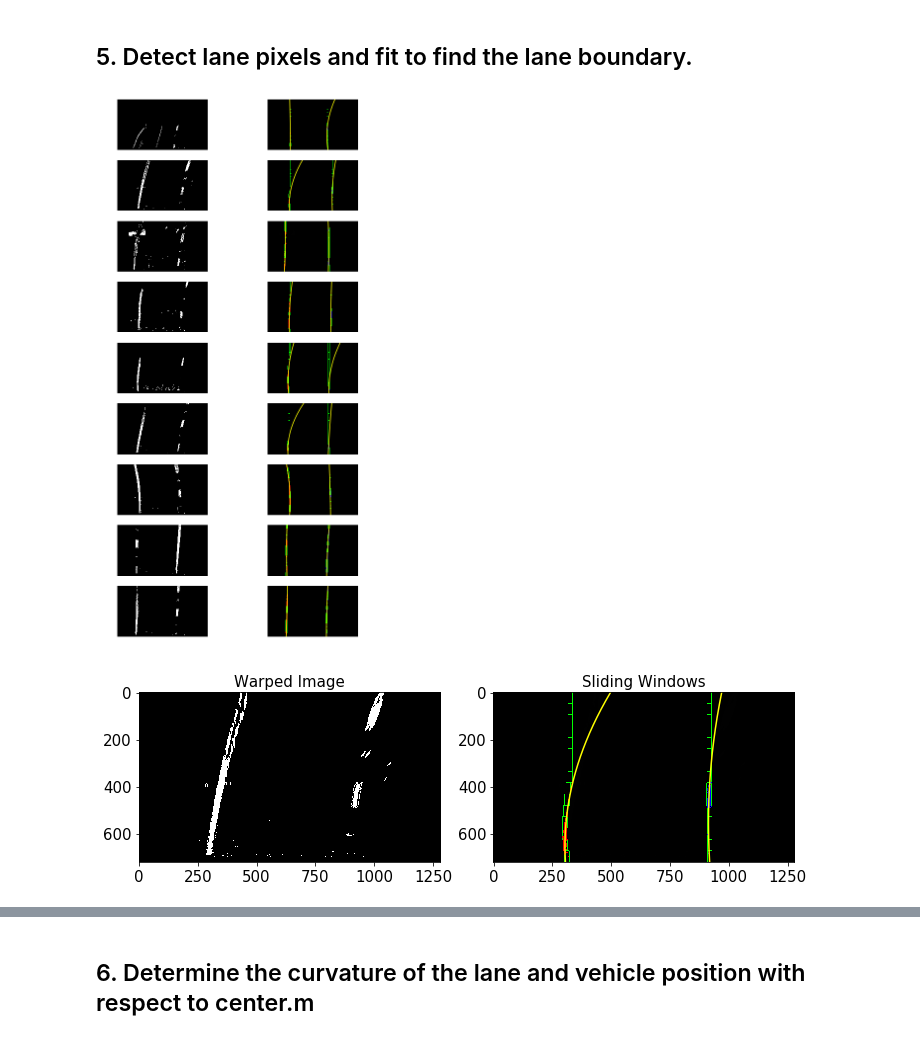
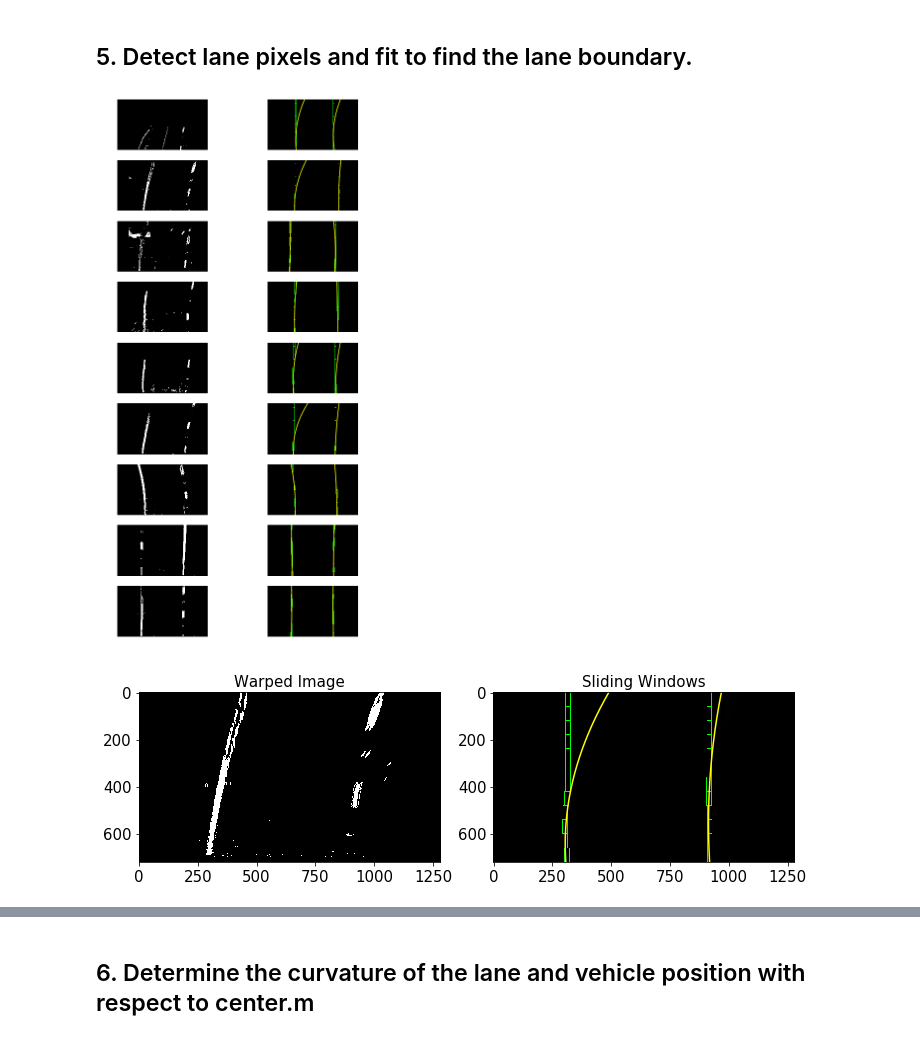
Before and after one commit to XintongHao/Self-Driving-Car-Advanced-Lane-Lines, a Jupyter notebook: Advanced-Lane-Lines.ipynb, the cells around one changed output, grey strips where cells are left out. Drawn from its saved outputs; the diff is of its cells as text; code cells hidden in the pictures.

```diff
--- a/Advanced-Lane-Lines.ipynb
+++ b/Advanced-Lane-Lines.ipynb
@@ -126,6 +126,7 @@ for fname in test_images:
 #     img = region_of_interest(img, vertices)
 #     cv2.imwrite(filename=ROAD_SAVE_PATH + '/' + new_fname, img=img)
     img = undistort(img, mtx, dist)
+    undistored_list.append(img)
     cv2.imwrite(filename=UNDISTORTED_SAVE_PATH + '/' + new_fname, img=img)
 # %% [markdown]
 Display undistorted image example
@@ -304,7 +307,7 @@ Utility function from Project 1, find the region that we are interested.
 vertices = np.array([[(200, 720),
                       (150, 0),
                       (1150, 0),
-                      (950, 720)]], dtype=np.int32)
+                      (1100, 720)]], dtype=np.int32)
 
 def region_of_interest(img, vertices=vertices):
     """
@@ -411,7 +414,7 @@ def find_lane_pixels(binary_warped):
 
     # HYPERPARAMETERS
     # Choose the number of sliding windows
-    nwindows = 15
+    nwindows = 12
     # Set the width of the windows +/- margin
     margin = 10
     # Set minimum number of pixels found to recenter window
@@ -489,39 +492,55 @@ def find_lane_pixels(binary_warped):
     # Generate x and y values for plotting
 
     ## Visualization ##
-    # Colors in the left and right lane regions
-    out_img[lefty, leftx] = [255, 0, 0]
-    out_img[righty, rightx] = [0, 0, 255]
+    #For Video:
+#     LEFT.recent_xfits = [(left_fitx)]
+#     LEFT.best_xfit = np.mean(LEFT.recent_xfits, axis=0)
+#     RIGHT.recent_xfits = [(right_fitx)]
+#     RIGHT.best_xfit = np.mean(RIGHT.recent_xfits, axis=0)
 
-    return out_img, left_fitx, right_fitx, ploty, left_fit, right_fit, leftx, rightx, lefty, righty
+#     LEFT.current_fit_coeffs = [(left_fit)]
+#     LEFT.best_fit_coeffs = np.mean(LEFT.current_fit_coeffs, axis=0)
+#     RIGHT.current_fit_coeffs = [(right_fit)]
+#     RIGHT.best_fit_coeffs = np.mean(RIGHT.current_fit_coeffs, axis=0)
+
+    LEFT.line_base_position = leftx_current
+    RIGHT.line_base_position = rightx_current
+
+#     LEFT.allx = leftx
+#     LEFT.ally = lefty
+#     RIGHT.allx = rightx
+#     RIGHT.ally = righty
+
+
+    return out_img, left_fitx, right_fitx, ploty, left_fit, right_fit, leftx, rightx, lefty, righty, leftx_base, rightx_base
 # %%
 sliding_list = []
 
 f, axs = plt.subplots(len(images),2, figsize=(10, 20))
 axs = axs.ravel()
 i = 0
 for img in pipeline_list:
 
-    out_img, left_fitx, right_fitx, ploty, left_fit, right_fit, leftx, rightx, lefty, righty = find_lane_pixels(img)
+    out_img, left_fitx, right_fitx, ploty, left_fit, right_fit, leftx, rightx, lefty, righty, leftx_base, rightx_base = find_lane_pixels(img)
     sliding_list.append(out_img)
 
     axs[i].imshow(img, cmap='gray')
     axs[i].axis('off')
     i += 1
     axs[i].plot(left_fitx, ploty, color='yellow')
     axs[i].plot(right_fitx, ploty, color='yellow')
     axs[i].imshow(out_img, cmap='gray')
     axs[i].axis('off')
     i += 1
 f.savefig('output_images/comparison/' + 'sliding_window_all')
 plt.show()
 # %% [output]
-[figure, old version]
+[figure, new version]
 # %%
 # warped_img, M, M_T = perspective_transform(threshold_binary_img)
 
 
-out_img, left_fitx, right_fitx, ploty, left_fit, right_fit, leftx, rightx, lefty, righty = find_lane_pixels(region_list[1])
+out_img, left_fitx, right_fitx, ploty, left_fit, right_fit, leftx, rightx, lefty, righty, leftx_base, rightx_base = find_lane_pixels(region_list[1])
 
 f, (ax1, ax2) = plt.subplots(1, 2, figsize=(10, 5))
 f.tight_layout()
@@ -540,7 +559,7 @@ f.savefig('output_images/comparison/' + 'sliding')
 
 plt.show()
 # %% [output]
-[figure, old version]
+[figure, new version]
 # %%
 def fit_poly(img_shape, leftx, lefty, rightx, righty):
     ### TO-DO: Fit a second order polynomial to each with np.polyfit() ###
```
Also changed, not shown: parts of 22 cells of this notebook, 20 other files.
